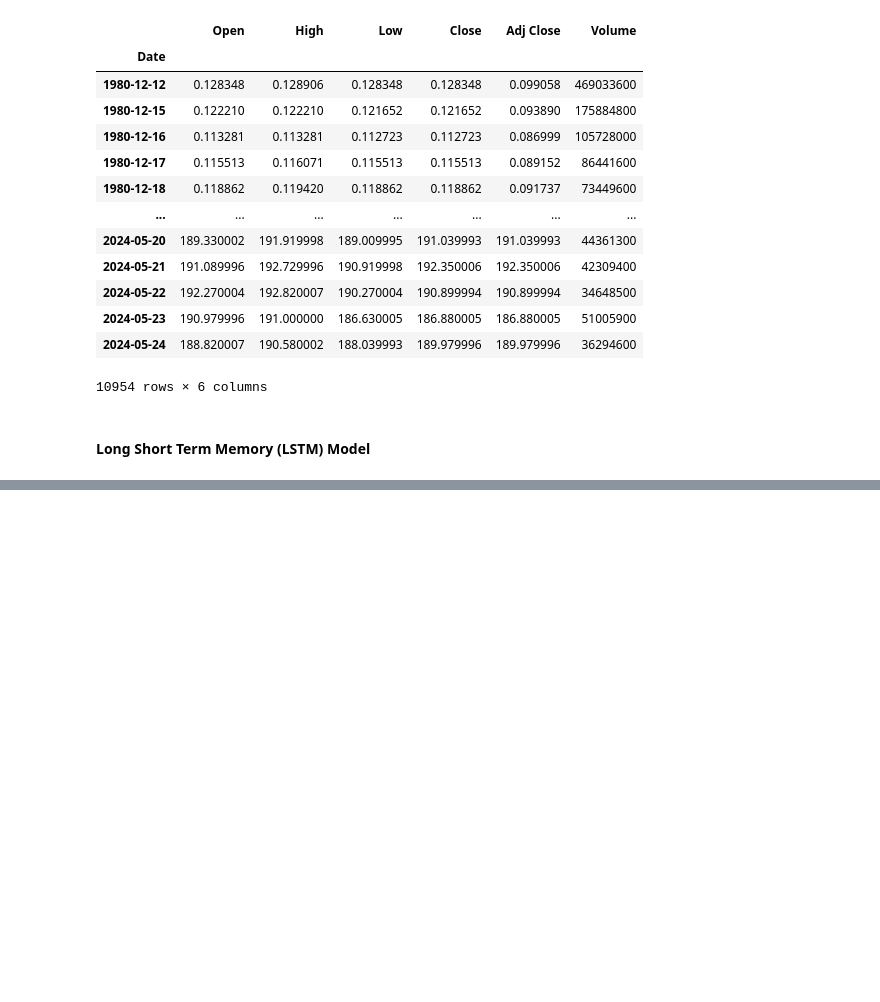
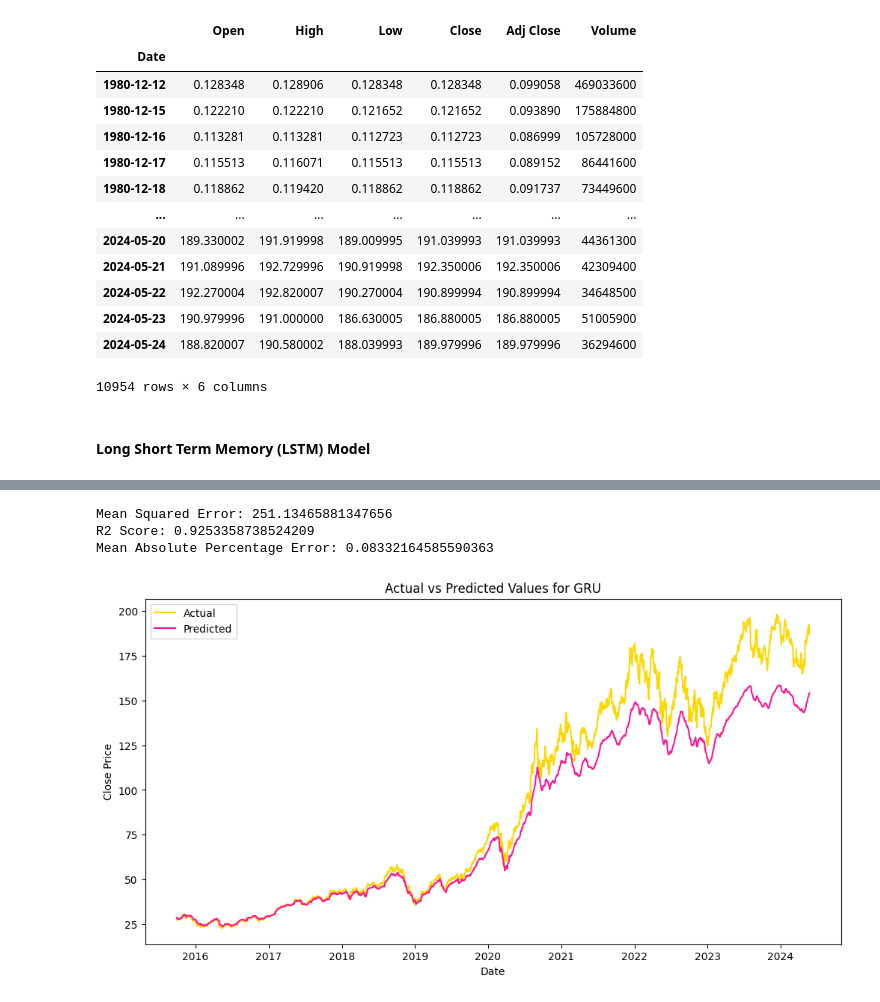
Before and after one commit to arkhash0309/AppleWiseAI, a Jupyter notebook: Notebook.ipynb, the cells around one changed output, grey strips where cells are left out. Drawn from its saved outputs; the diff is of its cells as text; code cells hidden in the pictures; blank space fills up the shorter version.

Commit message:
Completed the GRU model and evaluated.

```diff
--- a/Notebook.ipynb
+++ b/Notebook.ipynb
@@ -993,0 +1065,15 @@ plt.show()
+# %%
+num_epochs = 50
+
+for epoch in range(num_epochs):
+    gru_model.train()
+    for X_batch, y_batch in train_loader:
+        optimizer.zero_grad()
+
+        y_pred = gru_model(X_batch)
+        loss = criterion(y_pred, y_batch)
+        loss.backward()
+        optimizer.step()
+
+    if epoch % 10 == 0:
+        print(f'Epoch {epoch}, Loss: {loss.item()}')
@@ -993,0 +1086,34 @@ plt.show()
+# %%
+# evaluating the model
+gru_model.eval()
+with torch.no_grad():
+    y_test_pred = gru_model(X_test_tensor)
+    y_test_pred = y_test_pred.cpu().numpy()
+    y_test_actual = y_test_tensor.cpu().numpy()
+
+    y_test_pred = scaler.inverse_transform(y_test_pred)
+    y_test_actual = scaler.inverse_transform(y_test_actual)
+
+    mse = np.mean(np.square(y_test_pred - y_test_actual))
+    r2 = r2_score(y_test_actual, y_test_pred)
+    mape = mean_absolute_percentage_error(y_test_actual, y_test_pred)
+
+    print(f'Mean Squared Error: {mse}')
+    print(f'R2 Score: {r2}')
+    print(f'Mean Absolute Percentage Error: {mape}')
+# %% [output]
+Mean Squared Error: 251.13465881347656
+R2 Score: 0.9253358738524209
+Mean Absolute Percentage Error: 0.08332164585590363
+# %%
+# plotting the predicted vs actual values for GRU
+plt.figure(figsize=(12,6))
+plt.plot(df.index[-len(y_test_pred):], y_test_actual, color="gold", label="Actual")
+plt.plot(df.index[-len(y_test_pred):], y_test_pred, color="deeppink", label="Predicted")
+plt.title("Actual vs Predicted Values for GRU")
+plt.xlabel("Date")
+plt.ylabel("Close Price")
+plt.legend()
+plt.show()
+# %% [output]
+[figure, added]
```
Also changed, not shown: parts of 22 cells of this notebook.
